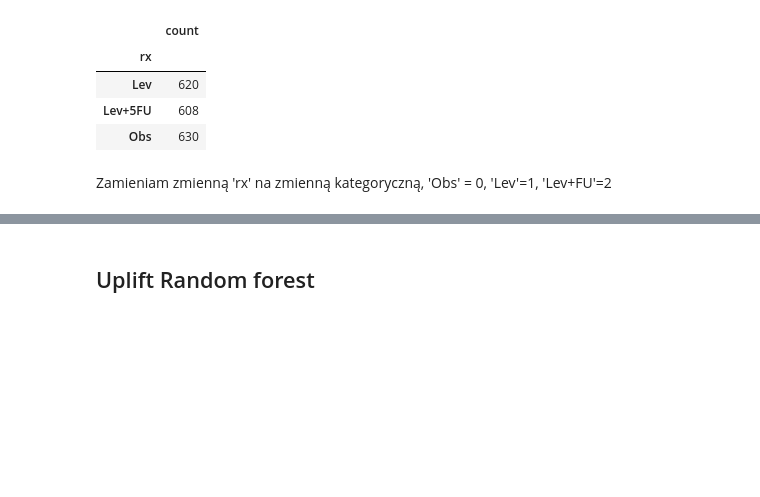
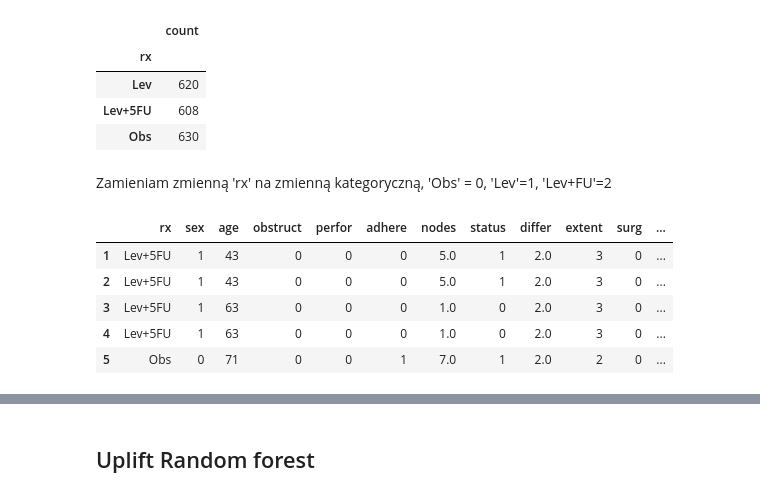
Before and after one commit to aleksandramiesiac/UpliftModelling_Iml_team4, a Jupyter notebook: models/model_casual-random forest.ipynb, the cells around one changed output, grey strips where cells are left out. Saved outputs shown, nothing was run; the diff lists cells and outputs as text; code cells hidden in the pictures; blank space fills up the shorter version.

```diff
--- a/models/model_casual-random forest.ipynb
+++ b/models/model_casual-random forest.ipynb
@@ -37,4 +34,13 @@ targetVariable = "time"
 # %% [markdown]
 Zamieniam zmienną 'rx' na zmienną kategoryczną, 'Obs' = 0, 'Lev'=1, 'Lev+FU'=2
 # %%
-data['treatment'] = np.where(data['rx']=='Obs', 0, np.where(data['rx']=='Lev',1,2))
+X['treatment'] = np.where(X['rx']=='Obs', 0, np.where(X['rx']=='Lev',1,2))
+# %%
+X.head()
+# %% [output]
+|  | rx | sex | age | obstruct | perfor | adhere | nodes | status | differ | extent | surg | ... |
+| 1 | Lev+5FU | 1 | 43 | 0 | 0 | 0 | 5.0 | 1 | 2.0 | 3 | 0 | ... |
+| 2 | Lev+5FU | 1 | 43 | 0 | 0 | 0 | 5.0 | 1 | 2.0 | 3 | 0 | ... |
+| 3 | Lev+5FU | 1 | 63 | 0 | 0 | 0 | 1.0 | 0 | 2.0 | 3 | 0 | ... |
+| 4 | Lev+5FU | 1 | 63 | 0 | 0 | 0 | 1.0 | 0 | 2.0 | 3 | 0 | ... |
+| 5 | Obs | 0 | 71 | 0 | 0 | 1 | 7.0 | 1 | 2.0 | 2 | 0 | ... |
```
Also changed, not shown: parts of 10 cells of this notebook, 1 other file.
